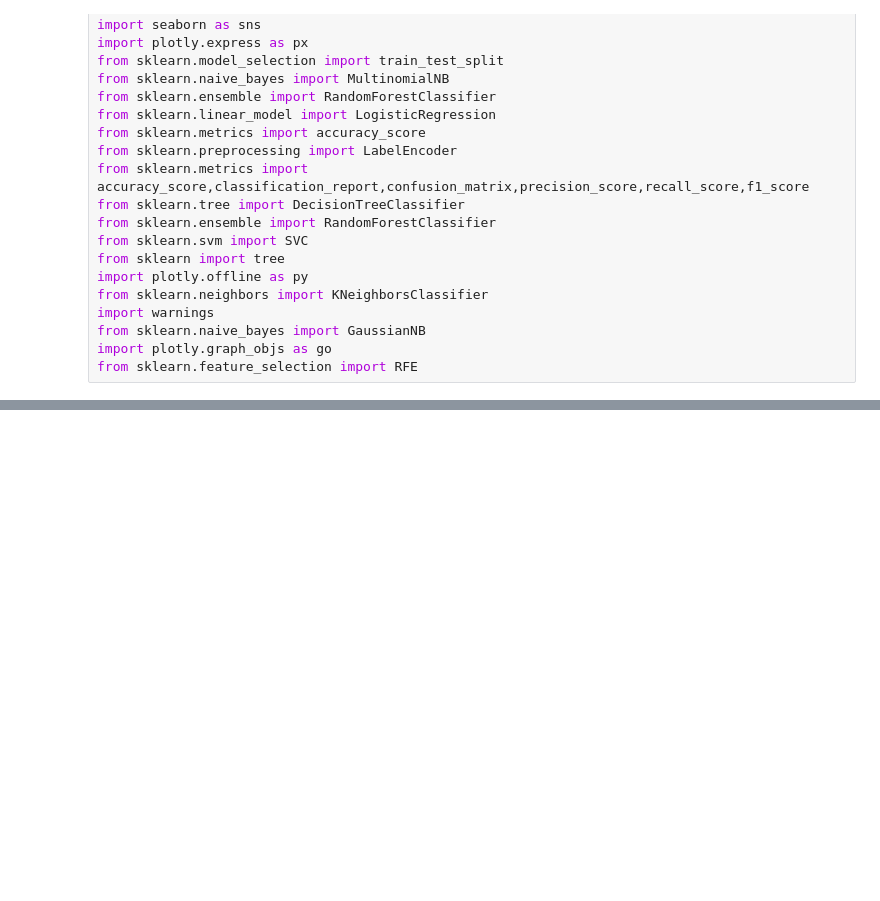
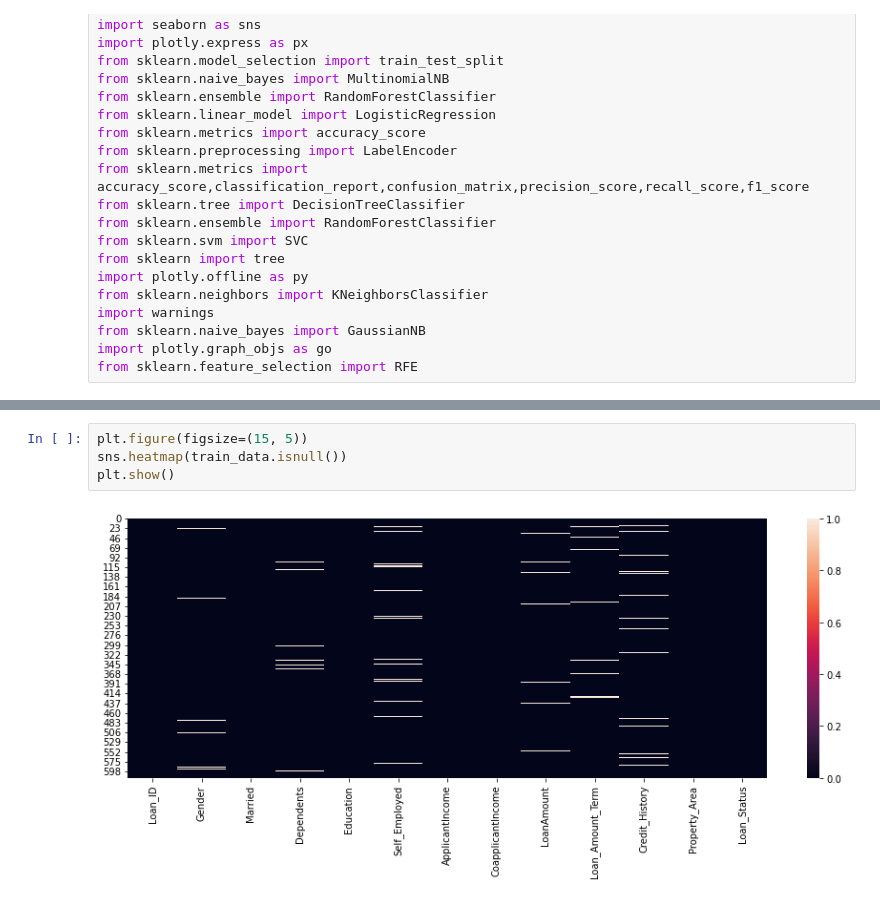
Before and after one commit to rajeshdiu/Home-Loan-Prediction, a Jupyter notebook: Home Loan Prediction.ipynb, the cells around one changed output, grey strips where cells are left out. Saved outputs shown, nothing was run; the diff lists cells and outputs as text; blank space fills up the shorter version.

```diff
--- a/Home Loan Prediction.ipynb
+++ b/Home Loan Prediction.ipynb
@@ -26,0 +140,6 @@ df=pd.read_csv("C:\\Users\\User\\Desktop\\Data Science\\Research Work\\MyProject
+# %%
+plt.figure(figsize=(15, 5))
+sns.heatmap(train_data.isnull())
+plt.show()
+# %% [output]
+[figure, added]
```
Also changed, not shown: parts of 22 cells of this notebook.
